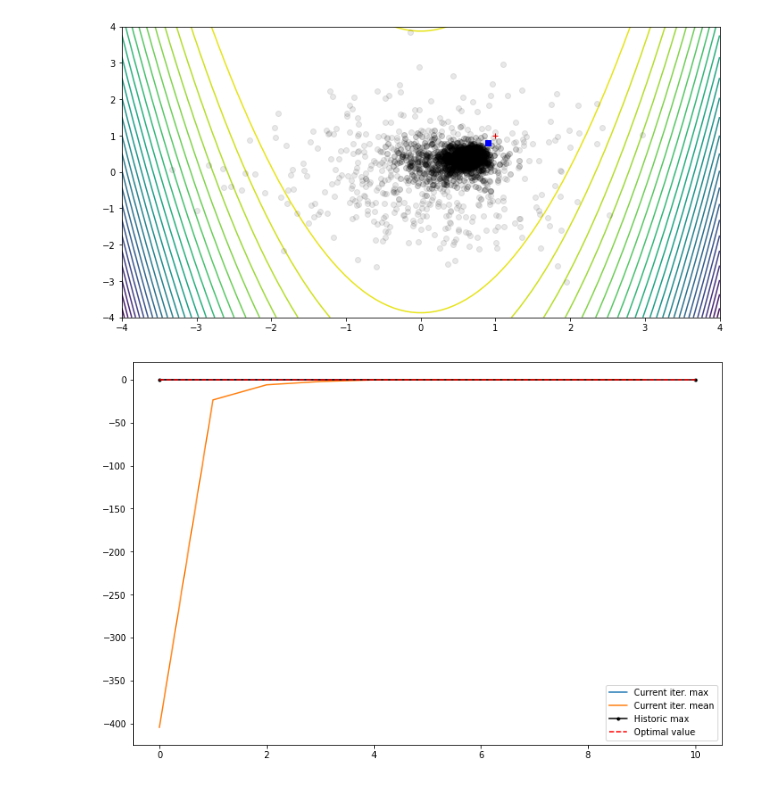
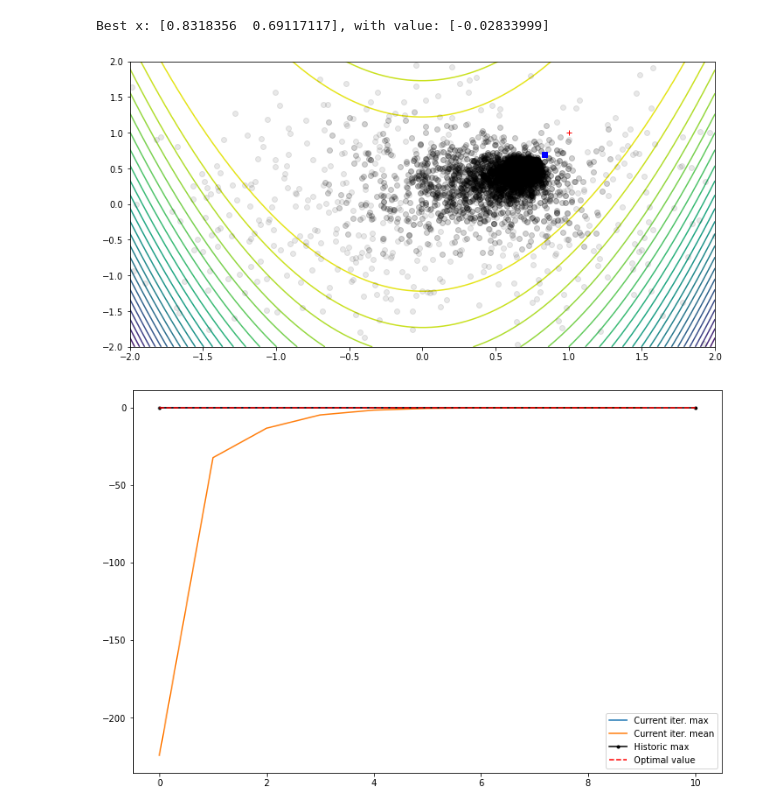
Before and after one commit to facebookresearch/mbrl-lib, a Jupyter notebook: notebooks/cem_rosenbrock_ex.ipynb, the cells around one changed output. Drawn from its saved outputs; the diff is of its cells as text; code cells hidden in the pictures.

```diff
--- a/notebooks/cem_rosenbrock_ex.ipynb
+++ b/notebooks/cem_rosenbrock_ex.ipynb
@@ -27,29 +27,33 @@ def rosenbrock_fn(x_array, a=1., b=100.):
 # %%
 fig = plt.figure(figsize=(12, 6))
 ax = fig.add_subplot(111)
 
+lb = [-2., -2.]
+ub = [2., 2.]
 n = 100
-x1 = np.linspace(-4, 4, n)
-x2 = np.linspace(-4, 4, n)
+x1 = np.linspace(lb[0], ub[0], n)
+x2 = np.linspace(lb[1], ub[1], n)
 x1s, x2s = np.meshgrid(x1, x2)
 x = np.stack([x1s.flatten(), x2s.flatten()]).transpose()
 z = rosenbrock_fn(x)
 z = z.reshape((n, n))
 
 ax.contour(x1s, x2s, z, levels=30)
 ax.plot(1, 1, 'r+', markersize=6)
 
 iters = 10
 def plot_population(population, it):
     ax.plot(population[::2, 0], population[::2, 1], 'ok', alpha=(it + 1) / (iters + 1))
 
-cem = planning.CEMOptimizer(iters, 0.05, 1000, 1.0, torch.device("cpu"))
+cem = planning.CEMOptimizer(iters, 0.05, 1000, lb, ub, 0.1, torch.device("cpu"))
 best, history = cem.optimize(rosenbrock_fn, (2,), callback=plot_population)
 best_value = rosenbrock_fn(best.reshape((1, -1)))
+print(f"Best x: {best}, with value: {best_value}")
 plt.plot(best[0], best[1], 'bs')
 plt.show()
 # %% [output]
+Best x: [0.8318356  0.69117117], with value: [-0.02833999]
-[figure, old version]
+[figure, new version]
 # %%
 plt.figure(figsize=(12, 8))
 plt.plot(history["value_maxs"])
@@ -59,4 +63,4 @@ plt.plot([0, iters], [0, 0], 'r--')
 plt.legend(["Current iter. max", "Current iter. mean", "Historic max", "Optimal value"])
 plt.show()
 # %% [output]
-[figure, old version]
+[figure, new version]
```
Also changed, not shown: 4 other files.
